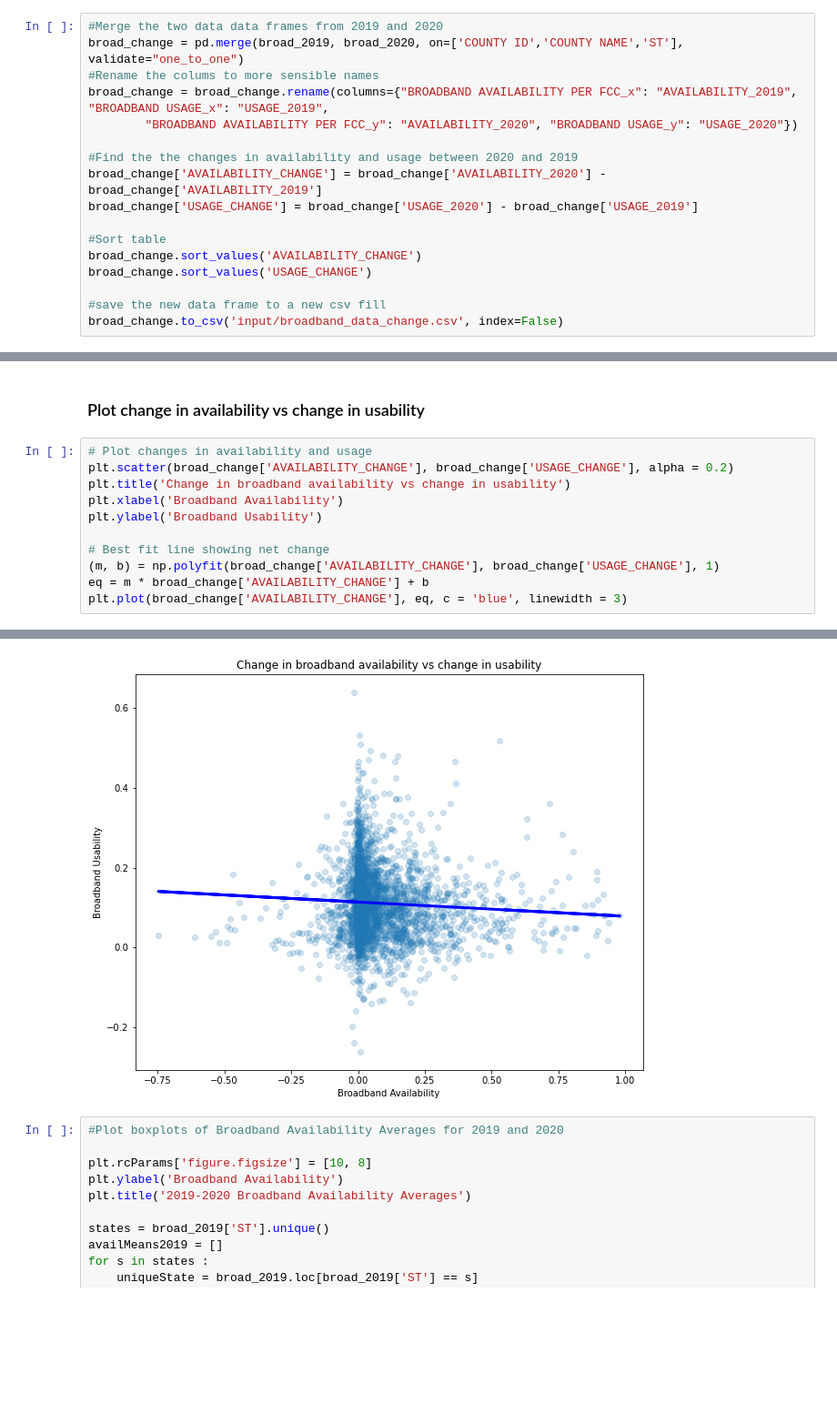
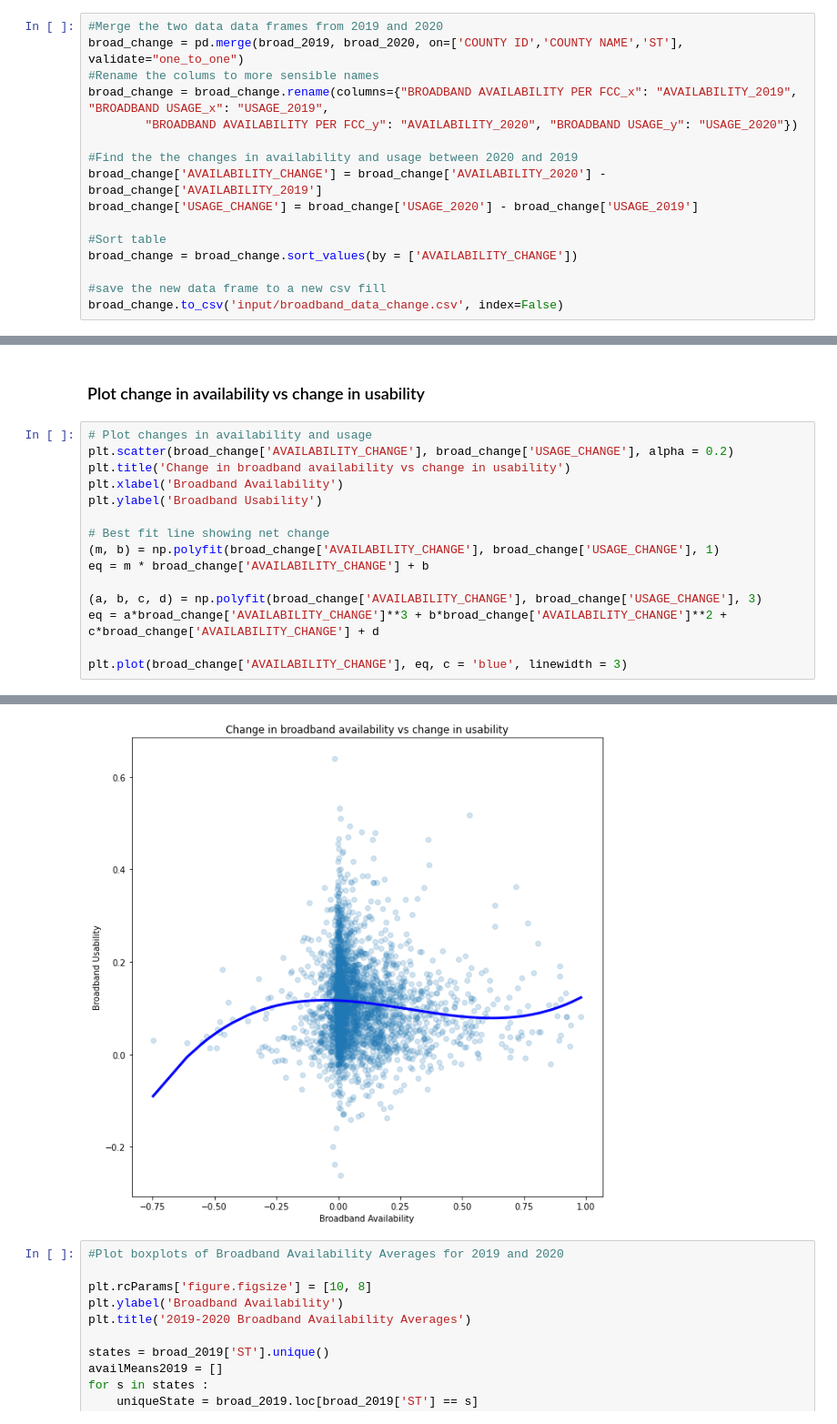
Before and after one commit to DragonGriffon2003/2021_DataSoup_DataFest, a Jupyter notebook: Data-Vis.ipynb, the cells around one changed output, grey strips where cells are left out. Shown at 91% size. Drawn from its saved outputs; the diff is of its cells as text; blank space fills up the shorter version.

Commit message:
graphs for printing

```diff
--- a/Data-Vis.ipynb
+++ b/Data-Vis.ipynb
@@ -79,8 +79,7 @@ broad_change['AVAILABILITY_CHANGE'] = broad_change['AVAILABILITY_2020'] - broad_
 broad_change['USAGE_CHANGE'] = broad_change['USAGE_2020'] - broad_change['USAGE_2019']
 
 #Sort table
-broad_change.sort_values('AVAILABILITY_CHANGE')
-broad_change.sort_values('USAGE_CHANGE')
+broad_change = broad_change.sort_values(by = ['AVAILABILITY_CHANGE'])
 
 #save the new data frame to a new csv fill
 broad_change.to_csv('input/broadband_data_change.csv', index=False)
@@ -126,17 +125,21 @@ plt.ylim(0, 1)
 # %%
 # Plot changes in availability and usage
 plt.scatter(broad_change['AVAILABILITY_CHANGE'], broad_change['USAGE_CHANGE'], alpha = 0.2)
 plt.title('Change in broadband availability vs change in usability')
 plt.xlabel('Broadband Availability')
 plt.ylabel('Broadband Usability')
 
 # Best fit line showing net change
 (m, b) = np.polyfit(broad_change['AVAILABILITY_CHANGE'], broad_change['USAGE_CHANGE'], 1)
 eq = m * broad_change['AVAILABILITY_CHANGE'] + b
+
+(a, b, c, d) = np.polyfit(broad_change['AVAILABILITY_CHANGE'], broad_change['USAGE_CHANGE'], 3)
+eq = a*broad_change['AVAILABILITY_CHANGE']**3 + b*broad_change['AVAILABILITY_CHANGE']**2 + c*broad_change['AVAILABILITY_CHANGE'] + d
+
 plt.plot(broad_change['AVAILABILITY_CHANGE'], eq, c = 'blue', linewidth = 3)
 # %% [output]
 [<matplotlib.lines.Line2D at 0x...>]
-[figure, old version]
+[figure, new version]
 # %%
 #Plot boxplots of Broadband Availability Averages for 2019 and 2020
 
```
Also changed, not shown: parts of 2 cells of this notebook.
